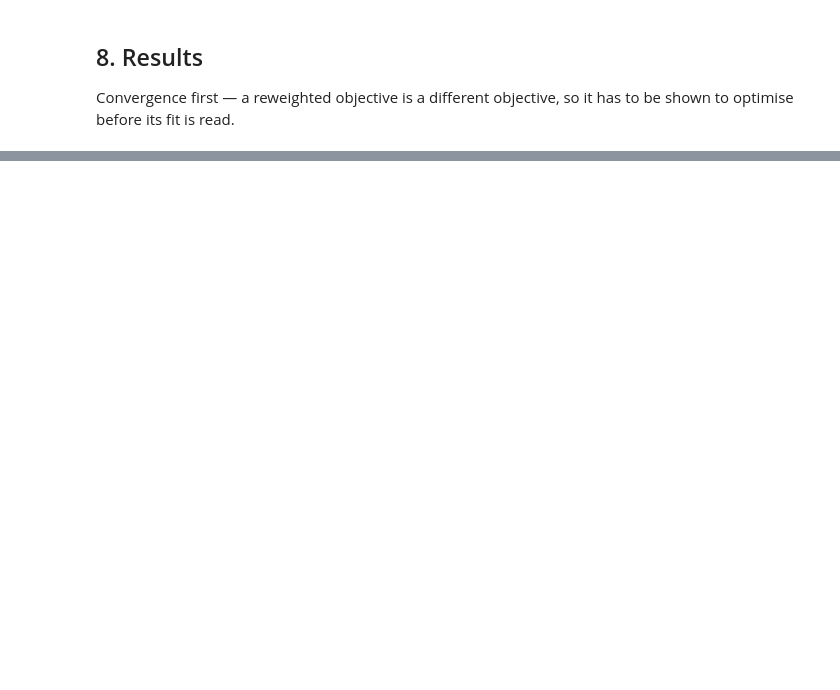
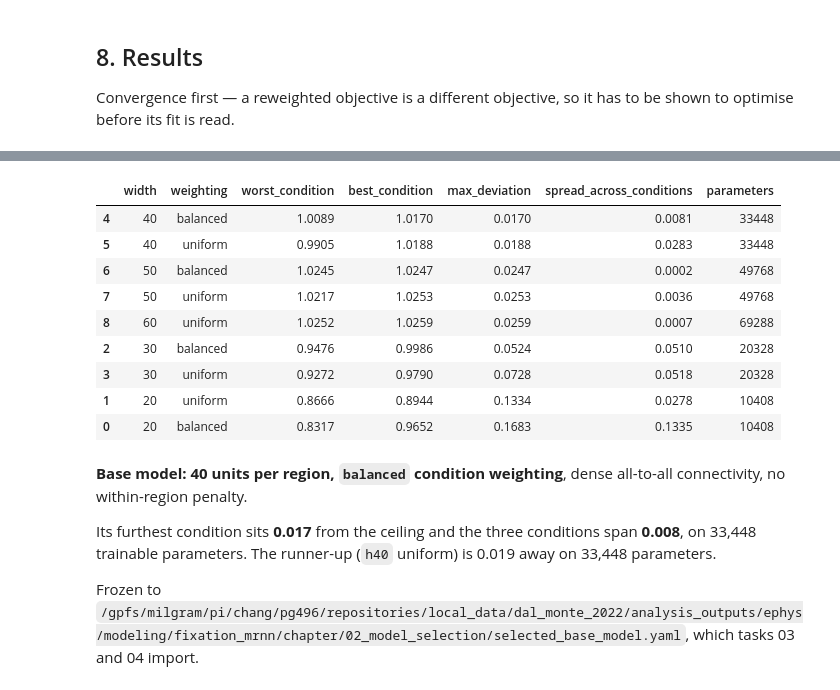
Before and after one commit to gprabaha/dal_monte_2022_analysis, a Jupyter notebook: notebooks/mrnn_thesis/02_model_selection.ipynb, the cells around one changed output, grey strips where cells are left out. Drawn from its saved outputs; the diff is of its cells as text; code cells hidden in the pictures; blank space fills up the shorter version.

```diff
--- a/notebooks/mrnn_thesis/02_model_selection.ipynb
+++ b/notebooks/mrnn_thesis/02_model_selection.ipynb
@@ -604,0 +674,63 @@ made on a model that reproduces all three fixation types to the same standard.
+# %%
+if not histories:
+    display(Markdown("Selection is deferred until the balanced sweep completes."))
+else:
+    rows = []
+    param_lookup = pd.concat([capacity_params, balanced_params], ignore_index=True).set_index("label")
+    for (width, weighting), row in table.iterrows():
+        label = f"h{width:02d}" + ("_balanced" if weighting == "balanced" else "")
+        rows.append({
+            "width": width, "weighting": weighting,
+            "worst_condition": float(row.min()), "best_condition": float(row.max()),
+            # How far the furthest condition sits from the ceiling, in either direction.
+            "max_deviation": float(np.abs(row - 1.0).max()),
+            "spread_across_conditions": float(row.max() - row.min()),
+            "parameters": int(param_lookup.loc[label, "total"]) if label in param_lookup.index else np.nan,
+        })
+    selection = pd.DataFrame(rows).sort_values(["max_deviation", "parameters"])
+    display(selection.round(4))
+
+    winner = selection.iloc[0]
+    runner_up = selection.iloc[1]
+    selected = {
+        "hidden_units": int(winner["width"]),
+        "condition_loss_weighting": str(winner["weighting"]),
+        "recurrent_bottleneck_dim": None,
+        "l1_weight_scale": 0.0,
+        "recurrent_connectivity": "full",
+        "inherited_protocol": str(SELECTED_PROTOCOL["selected_label"]),
+        "epochs": int(SELECTED_PROTOCOL["epochs"]),
+        "selection_rule": "minimax: smallest maximum deviation from the noise ceiling across "
+                          "conditions, ties to the narrower network",
+        "max_deviation_from_ceiling": float(winner["max_deviation"]),
+        "spread_across_conditions": float(winner["spread_across_conditions"]),
+        "trainable_parameters": int(winner["parameters"]),
+    }
+    (TASK_ROOT / "selected_base_model.yaml").write_text(yaml.safe_dump(selected, sort_keys=False))
+    display(Markdown(
+        f"**Base model: {int(winner['width'])} units per region, `{winner['weighting']}` condition "
+        f"weighting**, dense all-to-all connectivity, no within-region penalty.\n\n"
+        f"Its furthest condition sits **{float(winner['max_deviation']):.3f}** from the ceiling and "
+        f"the three conditions span **{float(winner['spread_across_conditions']):.3f}**, on "
+        f"{int(winner['parameters']):,} trainable parameters. The runner-up "
+        f"(`h{int(runner_up['width'])}` {runner_up['weighting']}) is "
+        f"{float(runner_up['max_deviation']):.3f} away"
+        + (f" on {int(runner_up['parameters']):,} parameters" if np.isfinite(runner_up["parameters"]) else "")
+        + f".\n\nFrozen to `{TASK_ROOT / 'selected_base_model.yaml'}`, which tasks 03 and 04 import."
+    ))
+# %% [output]
+|  | width | weighting | worst_condition | best_condition | max_deviation | spread_across_conditions | parameters |
+| 4 | 40 | balanced | 1.0089 | 1.0170 | 0.0170 | 0.0081 | 33448 |
+| 5 | 40 | uniform | 0.9905 | 1.0188 | 0.0188 | 0.0283 | 33448 |
+| 6 | 50 | balanced | 1.0245 | 1.0247 | 0.0247 | 0.0002 | 49768 |
+| 7 | 50 | uniform | 1.0217 | 1.0253 | 0.0253 | 0.0036 | 49768 |
+| 8 | 60 | uniform | 1.0252 | 1.0259 | 0.0259 | 0.0007 | 69288 |
+| 2 | 30 | balanced | 0.9476 | 0.9986 | 0.0524 | 0.0510 | 20328 |
+| 3 | 30 | uniform | 0.9272 | 0.9790 | 0.0728 | 0.0518 | 20328 |
+| 1 | 20 | uniform | 0.8666 | 0.8944 | 0.1334 | 0.0278 | 10408 |
+| 0 | 20 | balanced | 0.8317 | 0.9652 | 0.1683 | 0.1335 | 10408 |
+**Base model: 40 units per region, `balanced` condition weighting**, dense all-to-all connectivity, no within-region penalty.
+
+Its furthest condition sits **0.017** from the ceiling and the three conditions span **0.008**, on 33,448 trainable parameters. The runner-up (`h40` uniform) is 0.019 away on 33,448 parameters.
+
+Frozen to `/gpfs/milgram/pi/chang/pg496/repositories/local_data/dal_monte_2022/analysis_outputs/ephys/modeling/fixation_mrnn/chapter/02_model_selection/selected_base_model.yaml`, which tasks 03 and 04 import.
```
Also changed, not shown: parts of 23 cells of this notebook, 5 other files.
